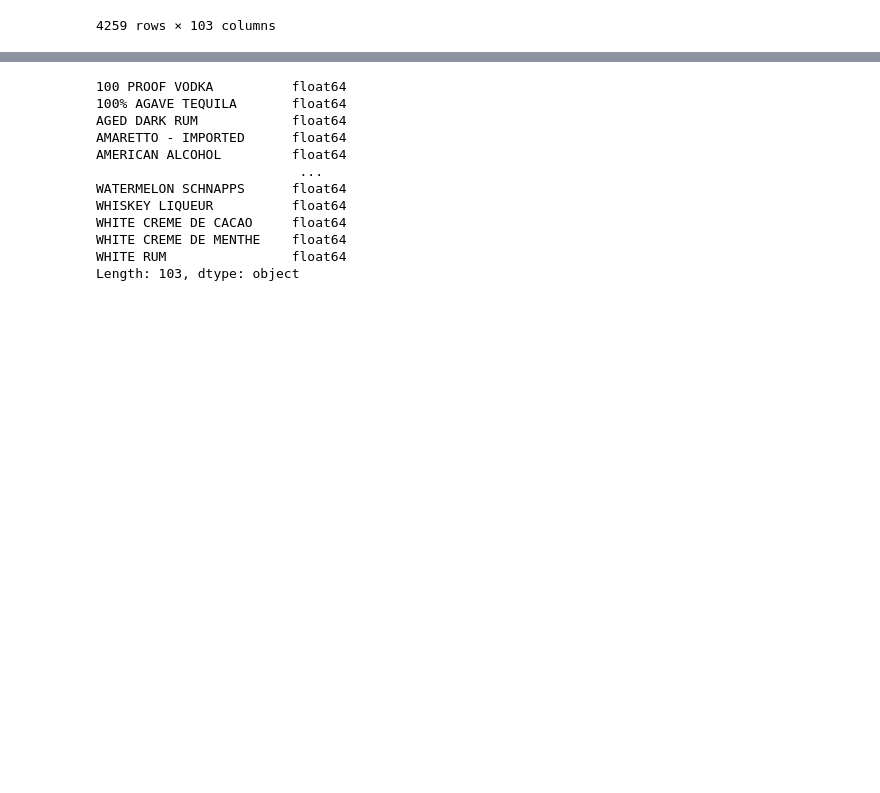
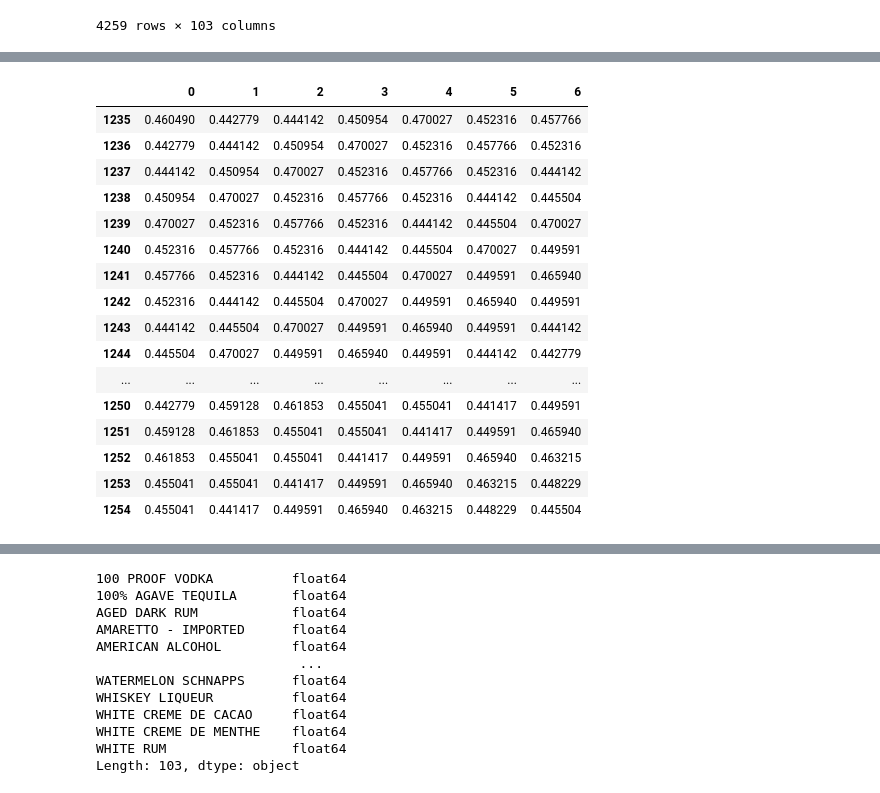
Before and after one commit to AyakashiKitsune/Oasis_project, a Jupyter notebook: transformermodel.ipynb, the cells around one changed output, grey strips where cells are left out. Saved outputs shown, nothing was run; the diff lists cells and outputs as text; code cells hidden in the pictures; blank space fills up the shorter version.

```diff
--- a/transformermodel.ipynb
+++ b/transformermodel.ipynb
@@ -246,0 +282,30 @@ classifysales
+# %%
+log = log.reset_index(drop=True)
+log = normalizer(log)
+# l = [i for i in ]
+x = pd.DataFrame(
+    data = {str(i) : log.shift(-i) for i in range(7)}
+)
+x['ans'] = x['6'].shift(-1)
+x.dropna(inplace=True)
+y = x.pop('ans')
+# %%
+x[-20:]
+# %% [output]
+|  | 0 | 1 | 2 | 3 | 4 | 5 | 6 |
+| 1235 | 0.460490 | 0.442779 | 0.444142 | 0.450954 | 0.470027 | 0.452316 | 0.457766 |
+| 1236 | 0.442779 | 0.444142 | 0.450954 | 0.470027 | 0.452316 | 0.457766 | 0.452316 |
+| 1237 | 0.444142 | 0.450954 | 0.470027 | 0.452316 | 0.457766 | 0.452316 | 0.444142 |
+| 1238 | 0.450954 | 0.470027 | 0.452316 | 0.457766 | 0.452316 | 0.444142 | 0.445504 |
+| 1239 | 0.470027 | 0.452316 | 0.457766 | 0.452316 | 0.444142 | 0.445504 | 0.470027 |
+| 1240 | 0.452316 | 0.457766 | 0.452316 | 0.444142 | 0.445504 | 0.470027 | 0.449591 |
+| 1241 | 0.457766 | 0.452316 | 0.444142 | 0.445504 | 0.470027 | 0.449591 | 0.465940 |
+| 1242 | 0.452316 | 0.444142 | 0.445504 | 0.470027 | 0.449591 | 0.465940 | 0.449591 |
+| 1243 | 0.444142 | 0.445504 | 0.470027 | 0.449591 | 0.465940 | 0.449591 | 0.444142 |
+| 1244 | 0.445504 | 0.470027 | 0.449591 | 0.465940 | 0.449591 | 0.444142 | 0.442779 |
+| ... | ... | ... | ... | ... | ... | ... | ... |
+| 1250 | 0.442779 | 0.459128 | 0.461853 | 0.455041 | 0.455041 | 0.441417 | 0.449591 |
+| 1251 | 0.459128 | 0.461853 | 0.455041 | 0.455041 | 0.441417 | 0.449591 | 0.465940 |
+| 1252 | 0.461853 | 0.455041 | 0.455041 | 0.441417 | 0.449591 | 0.465940 | 0.463215 |
+| 1253 | 0.455041 | 0.455041 | 0.441417 | 0.449591 | 0.465940 | 0.463215 | 0.448229 |
+| 1254 | 0.455041 | 0.441417 | 0.449591 | 0.465940 | 0.463215 | 0.448229 | 0.445504 |
```
Also changed, not shown: parts of 31 cells of this notebook, 7 other files.
